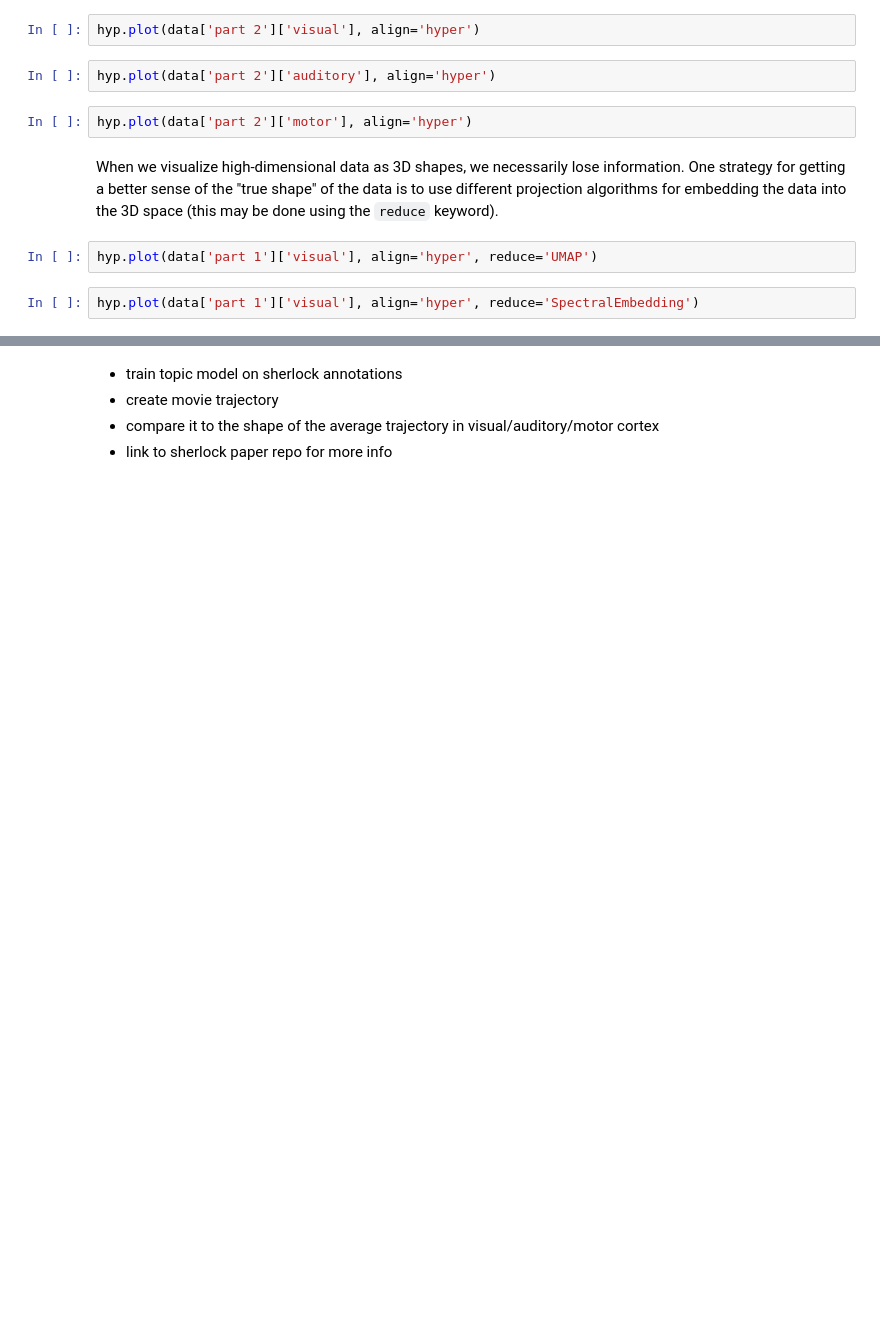
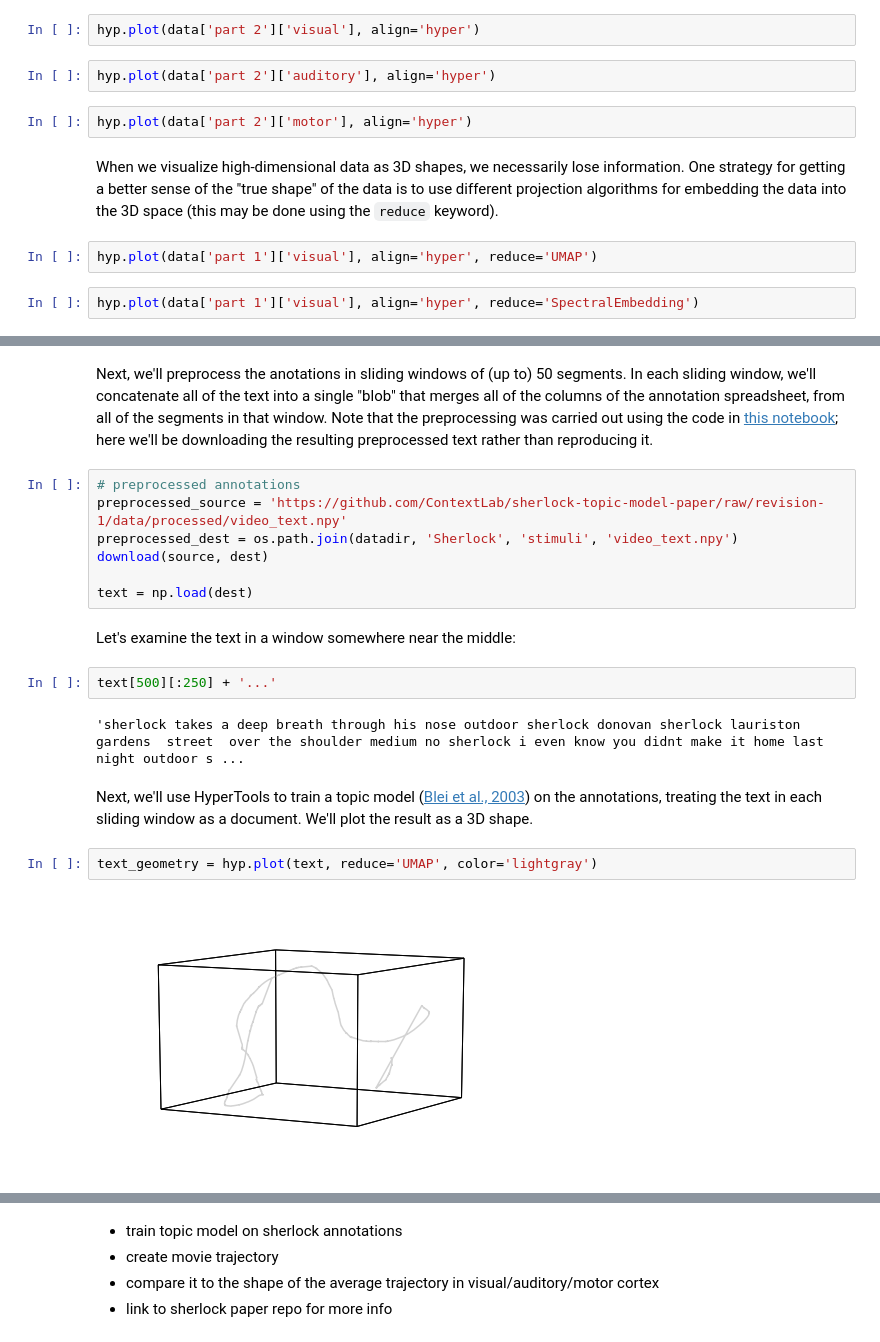
Before and after one commit to naturalistic-data-analysis/tutorial_development, a Jupyter notebook: hypertools/hypertools.ipynb, the cells around one changed output, grey strips where cells are left out. Drawn from its saved outputs; the diff is of its cells as text; blank space fills up the shorter version.

Commit message:
added topic trajectory for movie, working on brain trajectories

```diff
--- a/hypertools/hypertools.ipynb
+++ b/hypertools/hypertools.ipynb
@@ -139,0 +181,21 @@ hyp.plot(data['part 1']['visual'], align='hyper', reduce='SpectralEmbedding')
+# %% [markdown]
+Next, we'll preprocess the anotations in sliding windows of (up to) 50 segments.  In each sliding window, we'll concatenate all of the text into a single "blob" that merges all of the columns of the annotation spreadsheet, from all of the segments in that window.  Note that the preprocessing was carried out using the code in [this notebook](https://github.com/ContextLab/sherlock-topic-model-paper/blob/revision-1/code/notebooks/main/topic_model_analysis.ipynb); here we'll be downloading the resulting preprocessed text rather than reproducing it.
+# %%
+# preprocessed annotations
+preprocessed_source = 'https://github.com/ContextLab/sherlock-topic-model-paper/raw/revision-1/data/processed/video_text.npy'
+preprocessed_dest = os.path.join(datadir, 'Sherlock', 'stimuli', 'video_text.npy')
+download(source, dest)
+
+text = np.load(dest)
+# %% [markdown]
+Let's examine the text in a window somewhere near the middle:
+# %%
+text[500][:250] + '...'
+# %% [output]
+'sherlock takes a deep breath through his nose outdoor sherlock donovan sherlock lauriston gardens  street  over the shoulder medium no sherlock i even know you didnt make it home last night outdoor s ...
+# %% [markdown]
+Next, we'll use HyperTools to train a topic model ([Blei et al., 2003](http://www.jmlr.org/papers/volume3/blei03a/blei03a.pdf)) on the annotations, treating the text in each sliding window as a document.  We'll plot the result as a 3D shape.
+# %%
+text_geometry = hyp.plot(text, reduce='UMAP', color='lightgray')
+# %% [output]
+[figure, added]
```
Also changed, not shown: parts of 15 cells of this notebook, 1 other file.
